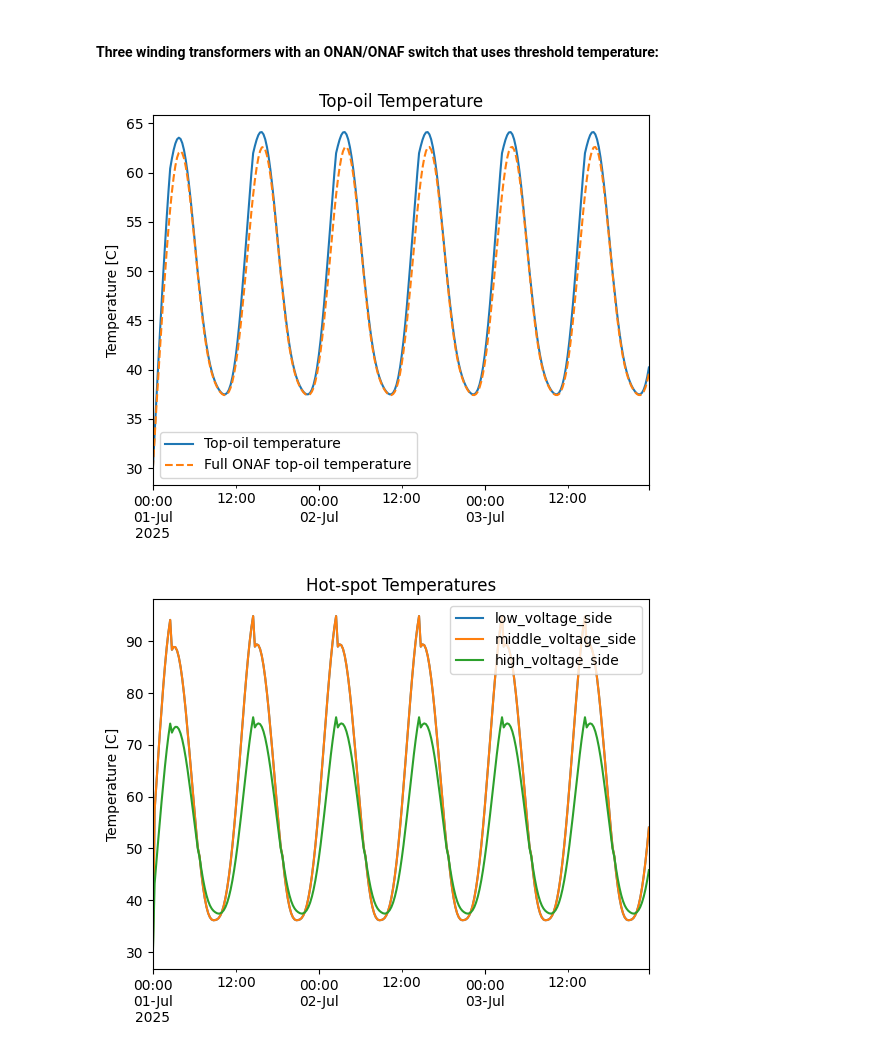
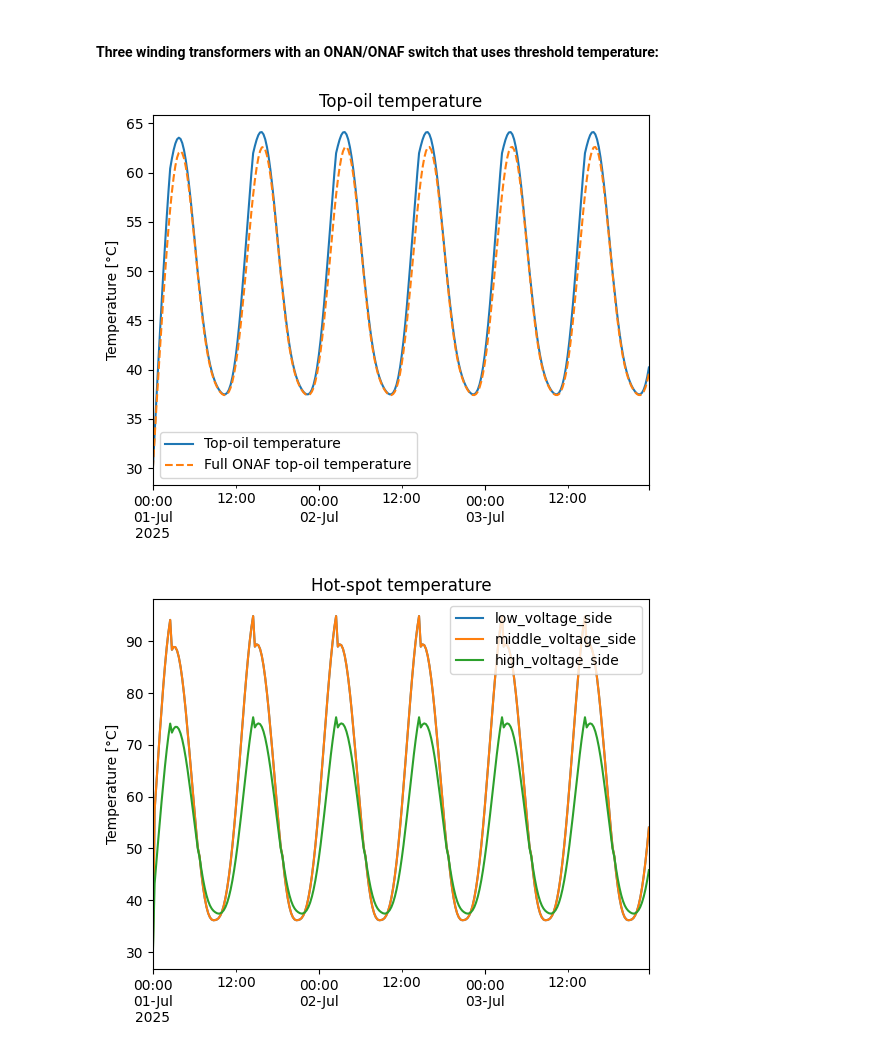
Before and after one commit to alliander-opensource/transformer-thermal-model, a Jupyter notebook: docs/examples/example_ONAN_ONAF_switch.ipynb, the cells around one changed output. Saved outputs shown, nothing was run; the diff lists cells and outputs as text; code cells hidden in the pictures.

```diff
--- a/docs/examples/example_ONAN_ONAF_switch.ipynb
+++ b/docs/examples/example_ONAN_ONAF_switch.ipynb
@@ -271,20 +272,20 @@ full_onaf_results = full_onaf_model.run()
 # %%
 # Plot the top-oil temperature profile
 fig1, ax1 = plt.subplots()
-results.top_oil_temp_profile.plot(ax=ax1, label="Top-oil temperature")
+results.top_oil_temp_profile.plot(ax=ax1, label=top_oil_label)
 full_onaf_results.top_oil_temp_profile.plot(ax=ax1, label="Full ONAF top-oil temperature", linestyle="dashed")
-ax1.set_title("Top-oil Temperature")
-ax1.set_ylabel("Temperature [C]")
+ax1.set_title(top_oil_label)
+ax1.set_ylabel(temperature_label)
 ax1.legend()
 plt.show()
 
 # Plot the hot-spot temperature profiles
 fig2, ax2 = plt.subplots()
 results.hot_spot_temp_profile.plot(ax=ax2)
-ax2.set_title("Hot-spot Temperatures")
-ax2.set_ylabel("Temperature [C]")
+ax2.set_title(hot_spot_label)
+ax2.set_ylabel(temperature_label)
 ax2.legend()
 plt.show()
 # %% [output]
-[figure, old version]
+[figure, new version]
-[figure, old version]
+[figure, new version]
```
Also changed, not shown: parts of 3 cells of this notebook, 4 other files.
